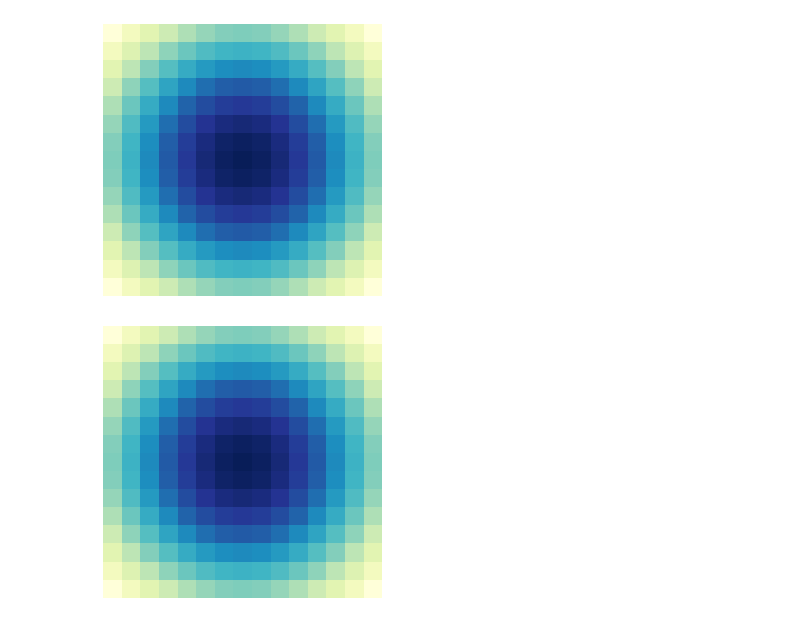
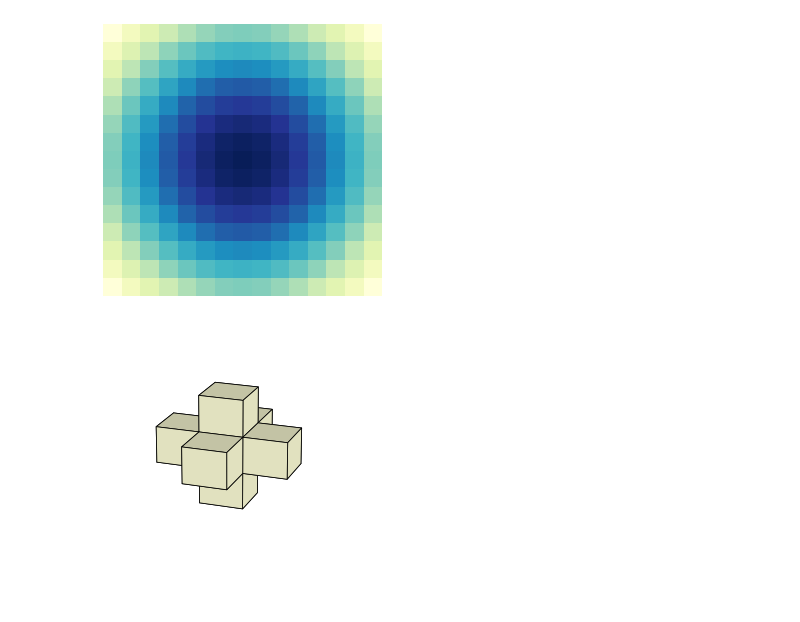
Before and after one commit to kolibril13/plywood-gallery, a Jupyter notebook: gallery.ipynb, the cells around one changed output. Saved outputs shown, nothing was run; the diff lists cells and outputs as text; code cells hidden in the pictures.

Commit message:
new legend

```diff
--- a/gallery.ipynb
+++ b/gallery.ipynb
@@ -53,7 +53,7 @@ def capture_png(line, cell):
     data[path[5:]] = [chapter_name, code_block, style]
 
     with open(joson_file_path, "w") as jsonFile:
-        json.dump(data, jsonFile, indent=2)
+        json.dump(data, jsonFile, indent=2,sort_keys=True)
 
     # save image
     for output in result.outputs:
@@ -127,14 +127,28 @@ disp(array, sep='.1f' )
 cell_counter = 0
 joson_file_path = "imgs/gallery_parameters.json"
 chapter_name = "More dimensions"
-# %%
-%%capture_png imgs/example.png --style "border: 5px solid #ED6A5A; width: 150px"
-#Gaussian
-pixX,pixY=(15,15)
-x, y = np.meshgrid(np.linspace(-1,1,pixX), np.linspace(-1,1,pixY))
-d = np.sqrt(x**2+y**2)
-sigma, mu = 1.0, 0.0
-array = np.exp(-( (d-mu)**2 / ( 2.0 * sigma**2 ) ) )
-disp(array, sep='.1f' )
-# %% [output]
-[figure, removed]
+# %%
+%%capture_png imgs/example.png --style "border: 5px solid #ED6A5A; width: 150px"
+
+import scipy
+
+def plot_voxels(varray, ax=None, title=None, linewidth=0.8):
+    cmap = plt.get_cmap("YlGnBu")
+
+    if ax == None:
+        fig = plt.figure(figsize=(16/2, 9/2))
+        ax = fig.add_subplot(1, 1, 1, projection="3d")
+    ax.view_init(20, 200)
+    colors = cmap(varray)
+    ax.voxels(varray, facecolors=colors,
+              edgecolor="black", linewidth=linewidth)
+
+    ax.axis('off')
+    if title != None:
+        ax.set_title(title, fontsize=30)
+
+
+voxelarrray = scipy.ndimage.generate_binary_structure(3, 1)
+plot_voxels(voxelarrray)
+# %% [output]
+[figure, added]
```
Also changed, not shown: parts of 3 cells of this notebook, 14 other files.
